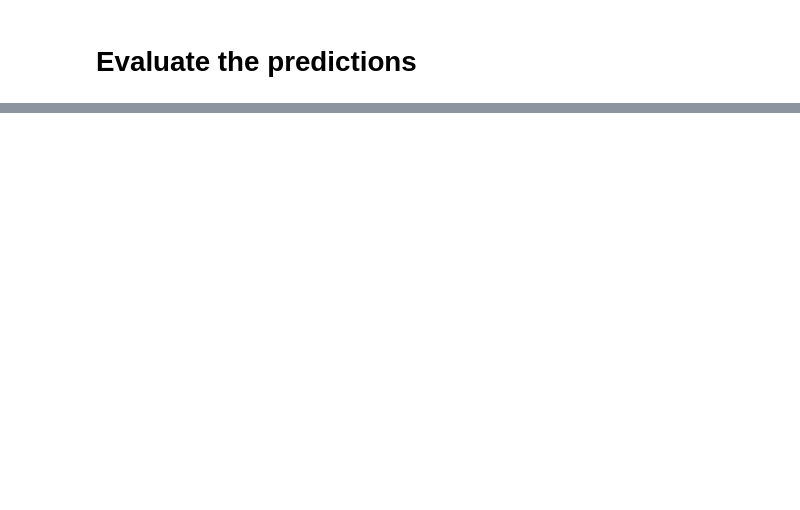
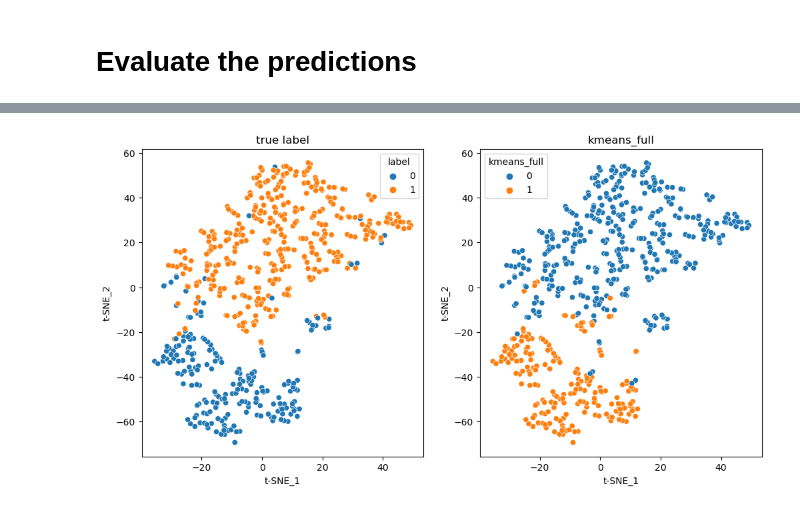
Before and after one commit to sdgroeve/D012513A-Specialised-Bio-informatics-Machine-Learning, a Jupyter notebook: scikit-learn-example/example_scikit-learn.ipynb, the cells around one changed output, grey strips where cells are left out. Drawn from its saved outputs; the diff is of its cells as text; code cells hidden in the pictures; blank space fills up the shorter version.

```diff
--- a/scikit-learn-example/example_scikit-learn.ipynb
+++ b/scikit-learn-example/example_scikit-learn.ipynb
@@ -137,0 +248,4 @@ ConfusionMatrixDisplay(confusion_matrix=cm, display_labels = model.classes_).plo
+# %%
+tsne_result = pd.DataFrame(X_embedded, columns=["t-SNE_1","t-SNE_2"])
+tsne_result["label"] = y
+tsne_result
@@ -137,0 +275,8 @@ ConfusionMatrixDisplay(confusion_matrix=cm, display_labels = model.classes_).plo
+# %%
+from sklearn.cluster import KMeans
+
+cls_kmns = KMeans(n_clusters=2, init='k-means++')
+# %%
+kmeans_result = cls_kmns.fit_predict(X)
+
+kmeans_result
@@ -137,0 +301,4 @@ ConfusionMatrixDisplay(confusion_matrix=cm, display_labels = model.classes_).plo
+# %%
+tsne_result["kmeans_full"] = kmeans_result
+
+tsne_result
@@ -137,0 +319,9 @@ ConfusionMatrixDisplay(confusion_matrix=cm, display_labels = model.classes_).plo
+# %%
+fig, axes = plt.subplots(1, 2, figsize=(12,6))
+axes[0] = sns.scatterplot(x="t-SNE_1",y="t-SNE_2",hue="label",data=tsne_result,ax=axes[0])
+axes[0].set_title("true label")
+axes[1] = sns.scatterplot(x="t-SNE_1",y="t-SNE_2",hue="kmeans_full",data=tsne_result,ax=axes[1])
+axes[1].set_title("kmeans_full")
+plt.show()
+# %% [output]
+[figure, added]
```
Also changed, not shown: parts of 25 cells of this notebook, 1 other file.
